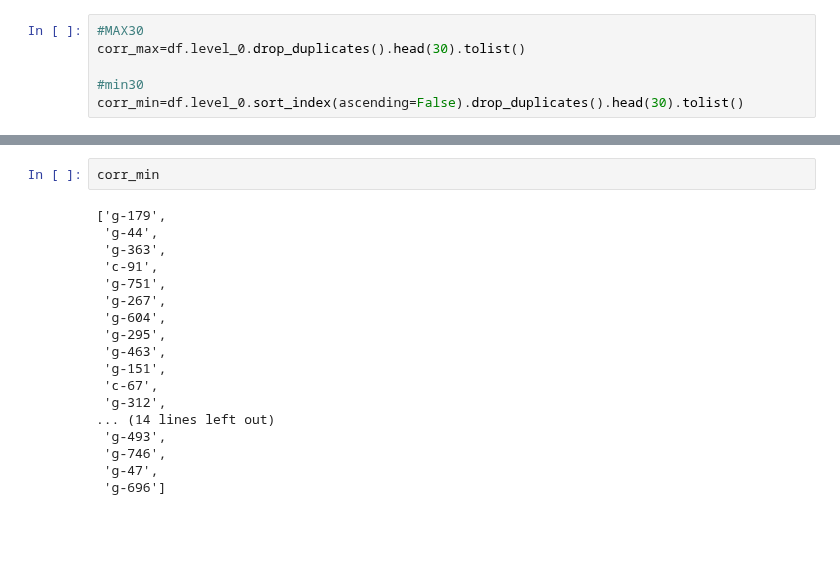
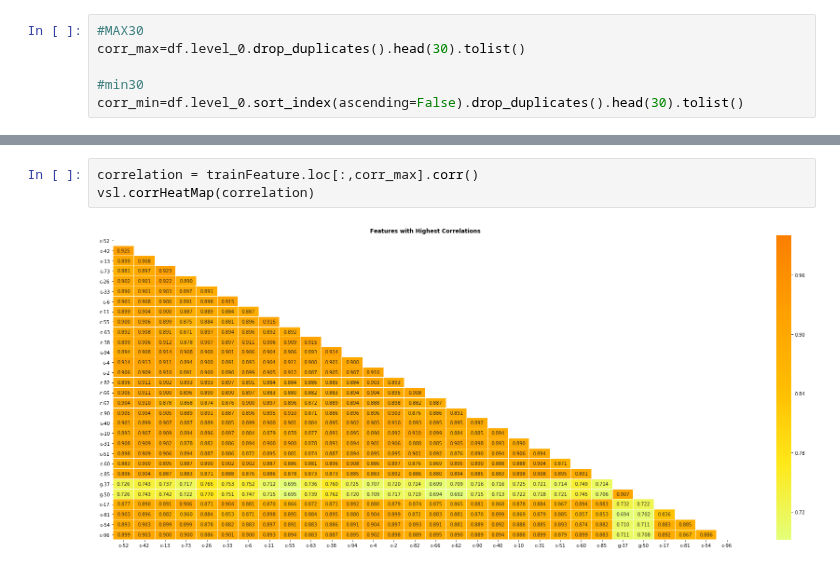
Before and after one commit to ShinAnase/MoA, a Jupyter notebook: EDA.ipynb, the cells around one changed output, grey strips where cells are left out. Cells and saved outputs as stored; diff of their text form; blank space fills up the shorter version.

```diff
--- a/EDA.ipynb
+++ b/EDA.ipynb
@@ -234,20 +232,5 @@ corr_max
-# %%
-corr_min
-# %% [output]
-['g-179',
- 'g-44',
- 'g-363',
- 'c-91',
- 'g-751',
- 'g-267',
- 'g-604',
- 'g-295',
- 'g-463',
- 'g-151',
- 'c-67',
- 'g-312',
-... (14 lines left out)
- 'g-493',
- 'g-746',
- 'g-47',
- 'g-696']
+# %%
+correlation = trainFeature.loc[:,corr_max].corr()
+vsl.corrHeatMap(correlation)
+# %% [output]
+[figure, added]
```
Also changed, not shown: parts of 13 cells of this notebook, 2 other files.
